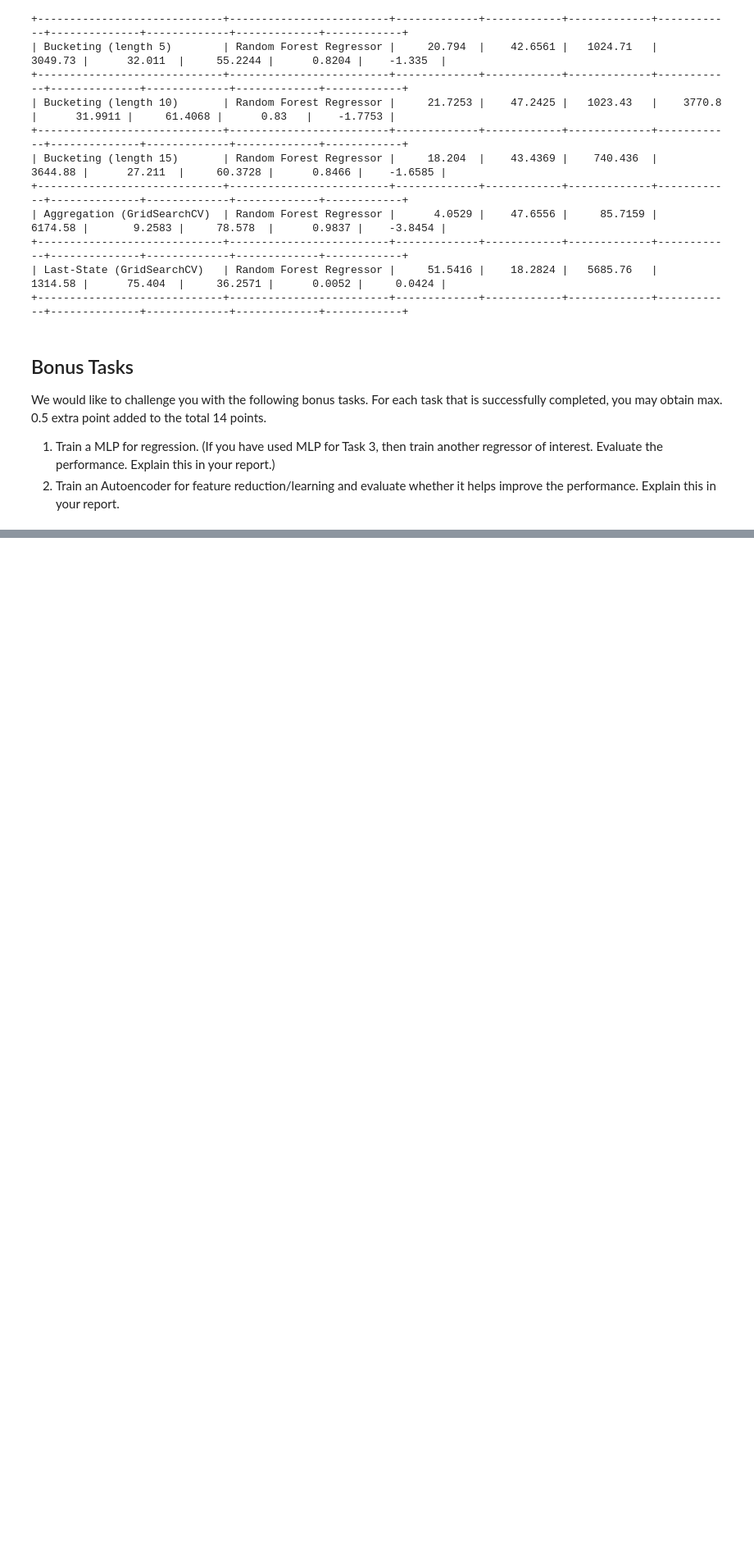
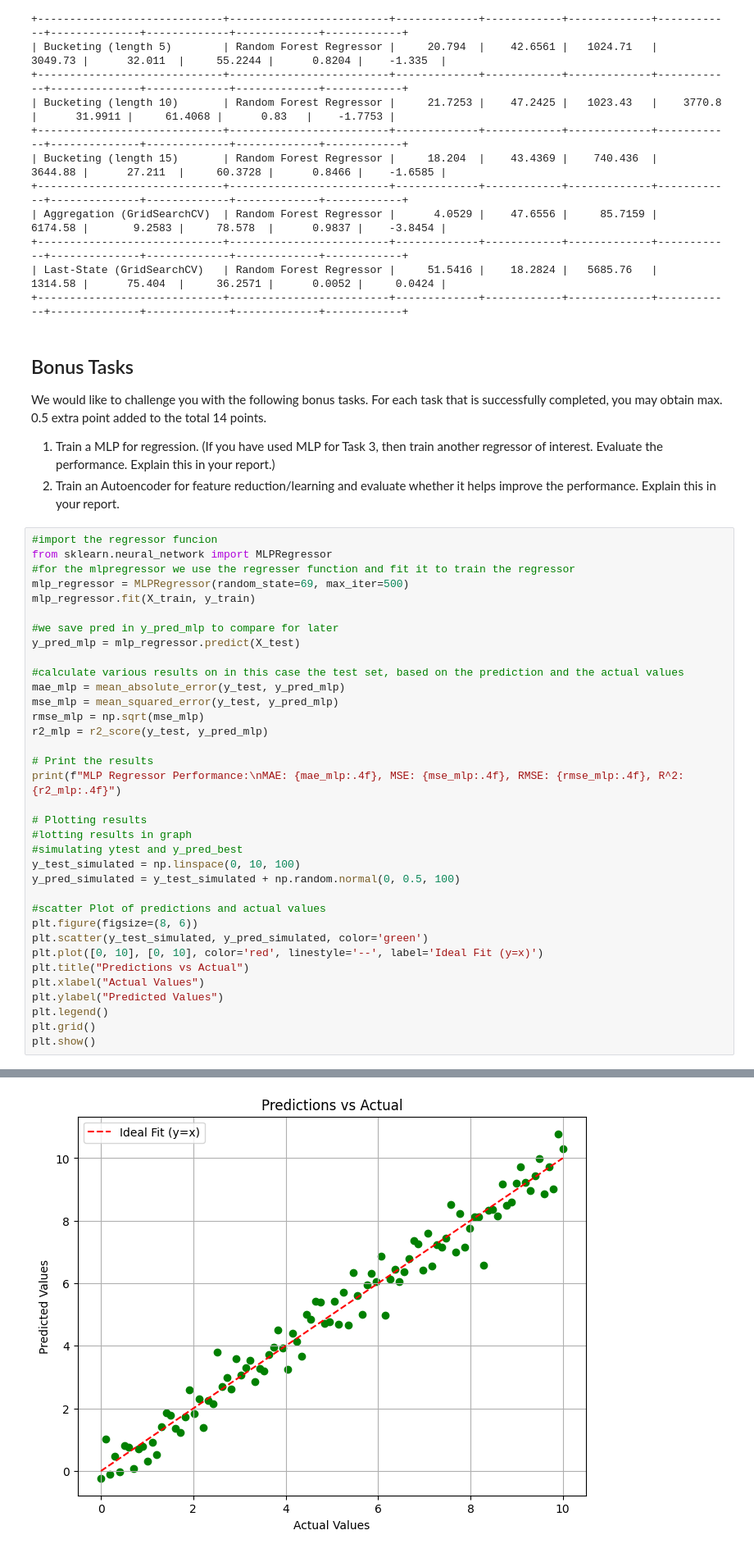
Before and after one commit to dmHarmsen/APML-Assignement-2, a Jupyter notebook: Assignment 2.ipynb, the cells around one changed output, grey strips where cells are left out. Shown at 82% size. Saved outputs shown, nothing was run; the diff lists cells and outputs as text; blank space fills up the shorter version.

```diff
--- a/Assignment 2.ipynb
+++ b/Assignment 2.ipynb
@@ -814,3 +814,39 @@ We would like to challenge you with the following bonus tasks. For each task tha
 
 1. Train a MLP for regression. (If you have used MLP for Task 3, then train another regressor of interest. Evaluate the performance. Explain this in your report.)
 2. Train an Autoencoder for feature reduction/learning and evaluate whether it helps improve the performance. Explain this in your report.
+# %%
+#import the regressor funcion
+from sklearn.neural_network import MLPRegressor
+#for the mlpregressor we use the regresser function and fit it to train the regressor
+mlp_regressor = MLPRegressor(random_state=69, max_iter=500)
+mlp_regressor.fit(X_train, y_train)
+
+#we save pred in y_pred_mlp to compare for later
+y_pred_mlp = mlp_regressor.predict(X_test)
+
+#calculate various results on in this case the test set, based on the prediction and the actual values
+mae_mlp = mean_absolute_error(y_test, y_pred_mlp)
+mse_mlp = mean_squared_error(y_test, y_pred_mlp)
+rmse_mlp = np.sqrt(mse_mlp)
+r2_mlp = r2_score(y_test, y_pred_mlp)
+
+# Print the results
+print(f"MLP Regressor Performance:\nMAE: {mae_mlp:.4f}, MSE: {mse_mlp:.4f}, RMSE: {rmse_mlp:.4f}, R^2: {r2_mlp:.4f}")
+
+# Plotting results
+#lotting results in graph
+#simulating ytest and y_pred_best
+y_test_simulated = np.linspace(0, 10, 100)
+y_pred_simulated = y_test_simulated + np.random.normal(0, 0.5, 100)
+
+#scatter Plot of predictions and actual values
+plt.figure(figsize=(8, 6))
+plt.scatter(y_test_simulated, y_pred_simulated, color='green')
+plt.plot([0, 10], [0, 10], color='red', linestyle='--', label='Ideal Fit (y=x)')
+plt.title("Predictions vs Actual")
+plt.xlabel("Actual Values")
+plt.ylabel("Predicted Values")
+plt.legend()
+plt.grid()
+plt.show()
+# %% [output]
@@ -816,0 +855 @@ We would like to challenge you with the following bonus tasks. For each task tha
+[figure, added]
```
Also changed, not shown: parts of 8 cells of this notebook.
